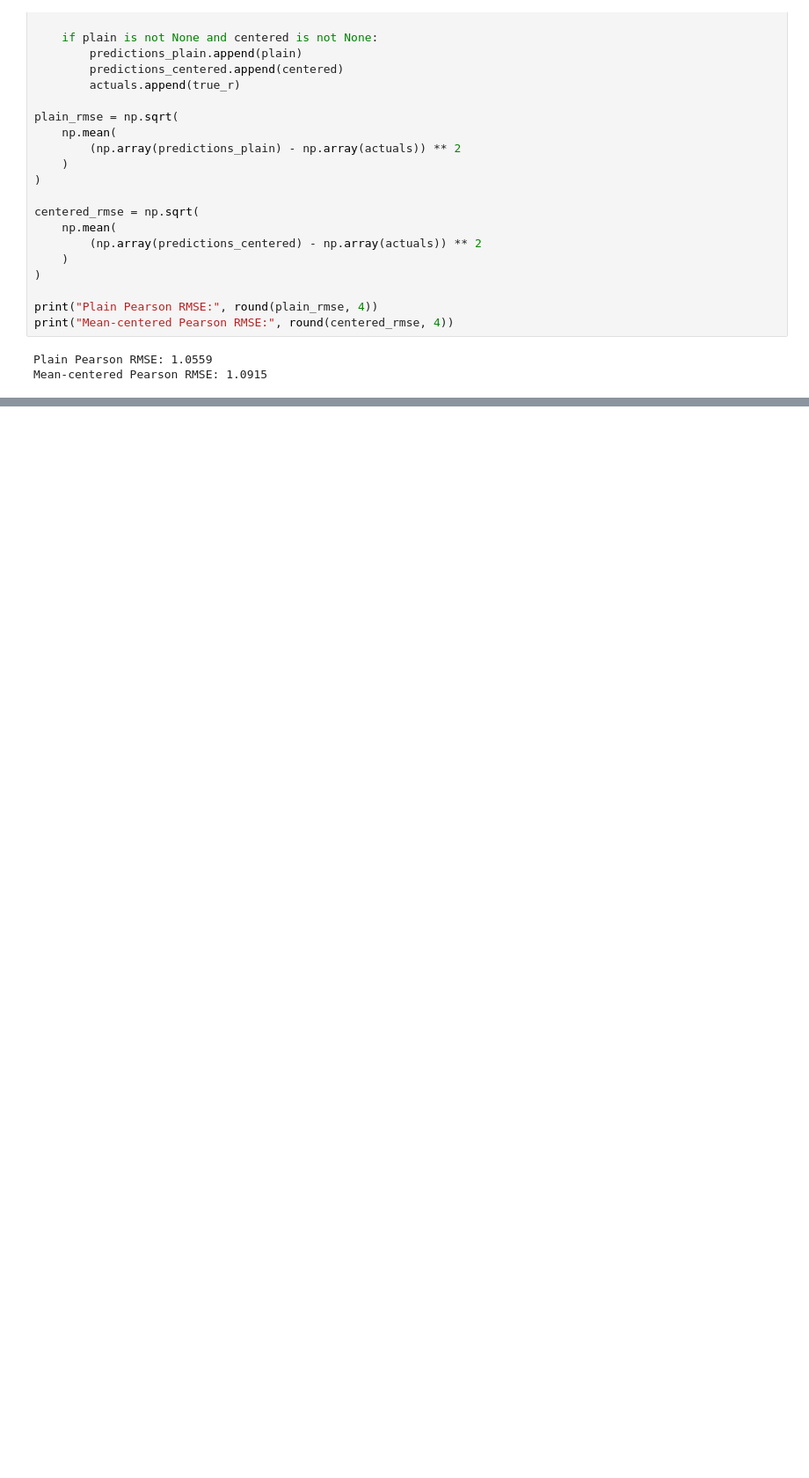
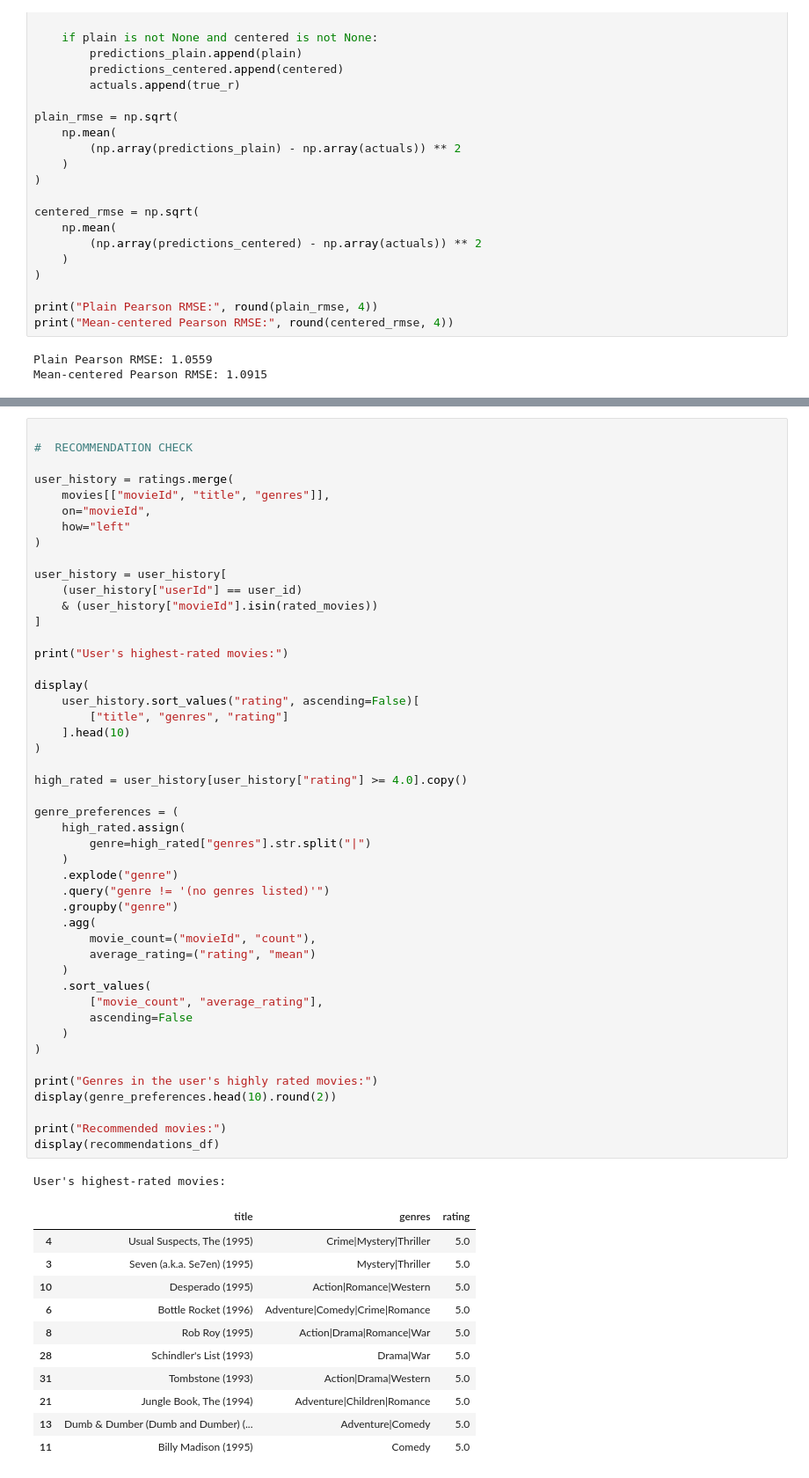
Before and after one commit to RodinaMohamed04/Movie-Recommendation-System, a Jupyter notebook: Assignment_1.ipynb, the cells around one changed output, grey strips where cells are left out. Shown at 88% size. Cells and saved outputs as stored; diff of their text form; blank space fills up the shorter version.

```diff
--- a/Assignment_1.ipynb
+++ b/Assignment_1.ipynb
@@ -722,0 +784,60 @@ Mean-centered Pearson RMSE: 1.0915
+# %%
+
+#  RECOMMENDATION CHECK
+
+user_history = ratings.merge(
+    movies[["movieId", "title", "genres"]],
+    on="movieId",
+    how="left"
+)
+
+user_history = user_history[
+    (user_history["userId"] == user_id)
+    & (user_history["movieId"].isin(rated_movies))
+]
+
+print("User's highest-rated movies:")
+
+display(
+    user_history.sort_values("rating", ascending=False)[
+        ["title", "genres", "rating"]
+    ].head(10)
+)
+
+high_rated = user_history[user_history["rating"] >= 4.0].copy()
+
+genre_preferences = (
+    high_rated.assign(
+        genre=high_rated["genres"].str.split("|")
+    )
+    .explode("genre")
+    .query("genre != '(no genres listed)'")
+    .groupby("genre")
+    .agg(
+        movie_count=("movieId", "count"),
+        average_rating=("rating", "mean")
+    )
+    .sort_values(
+        ["movie_count", "average_rating"],
+        ascending=False
+    )
+)
+
+print("Genres in the user's highly rated movies:")
+display(genre_preferences.head(10).round(2))
+
+print("Recommended movies:")
+display(recommendations_df)
+# %% [output]
+User's highest-rated movies:
+|  | title | genres | rating |
+| 4 | Usual Suspects, The (1995) | Crime|Mystery|Thriller | 5.0 |
+| 3 | Seven (a.k.a. Se7en) (1995) | Mystery|Thriller | 5.0 |
+| 10 | Desperado (1995) | Action|Romance|Western | 5.0 |
+| 6 | Bottle Rocket (1996) | Adventure|Comedy|Crime|Romance | 5.0 |
+| 8 | Rob Roy (1995) | Action|Drama|Romance|War | 5.0 |
+| 28 | Schindler's List (1993) | Drama|War | 5.0 |
+| 31 | Tombstone (1993) | Action|Drama|Western | 5.0 |
+| 21 | Jungle Book, The (1994) | Adventure|Children|Romance | 5.0 |
+| 13 | Dumb & Dumber (Dumb and Dumber) (... | Adventure|Comedy | 5.0 |
+| 11 | Billy Madison (1995) | Comedy | 5.0 |
```
Also changed, not shown: parts of 4 cells of this notebook, 1 other file.
